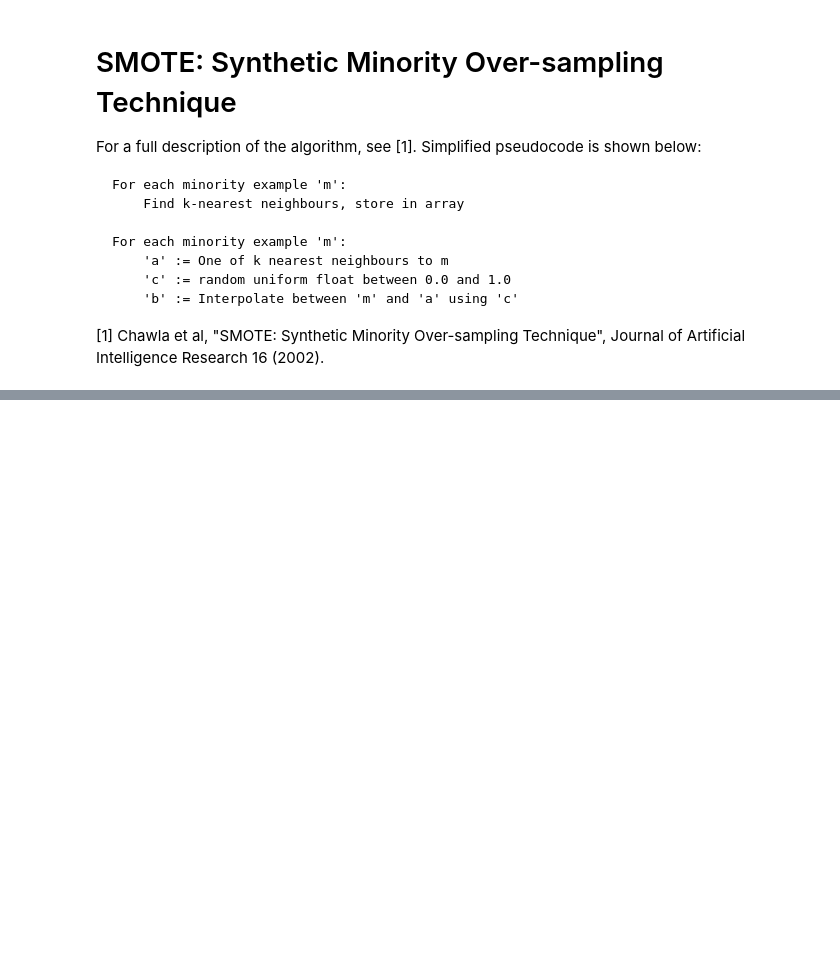
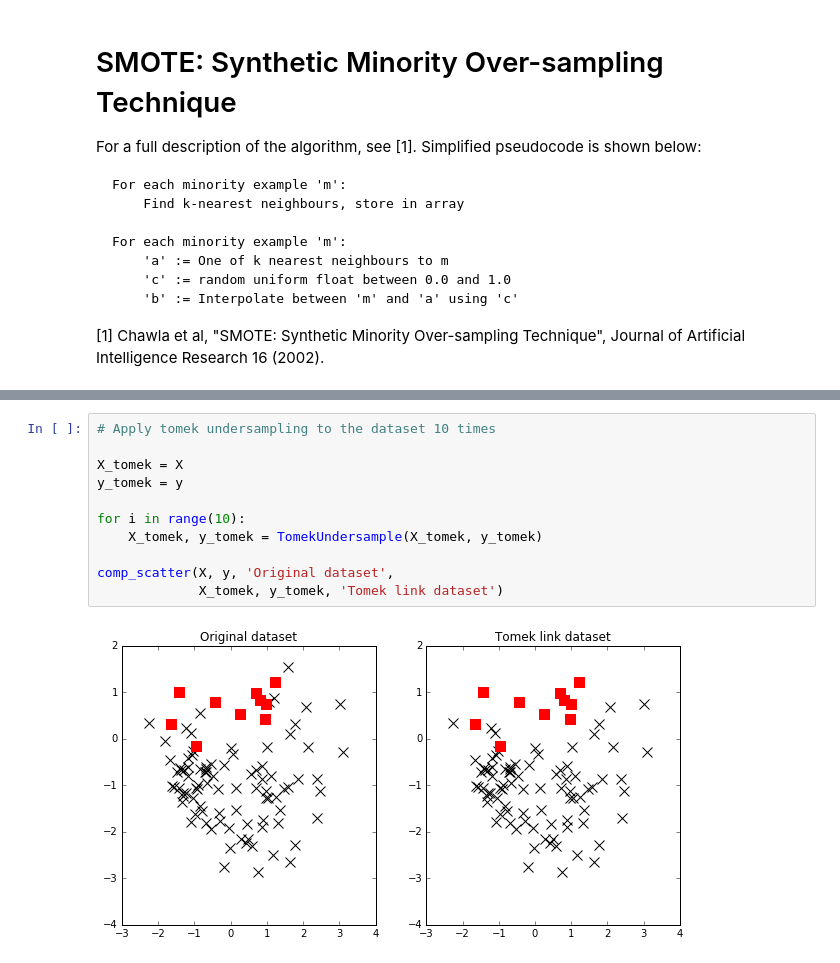
Before and after one commit to timgasser/acm_imbalanced_learning, a Jupyter notebook: acm_imbalance_sampling.ipynb, the cells around one changed output, grey strips where cells are left out. Cells and saved outputs as stored; diff of their text form; blank space fills up the shorter version.

```diff
--- a/acm_imbalance_sampling.ipynb
+++ b/acm_imbalance_sampling.ipynb
@@ -196,0 +144,13 @@ NameError: name 'x' is not defined
+# %%
+# Apply tomek undersampling to the dataset 10 times
+
+X_tomek = X
+y_tomek = y
+
+for i in range(10):
+    X_tomek, y_tomek = TomekUndersample(X_tomek, y_tomek)
+
+comp_scatter(X, y, 'Original dataset',
+             X_tomek, y_tomek, 'Tomek link dataset')
+# %% [output]
+[figure, added]
```
Also changed, not shown: parts of 7 cells of this notebook, 4 other files.
